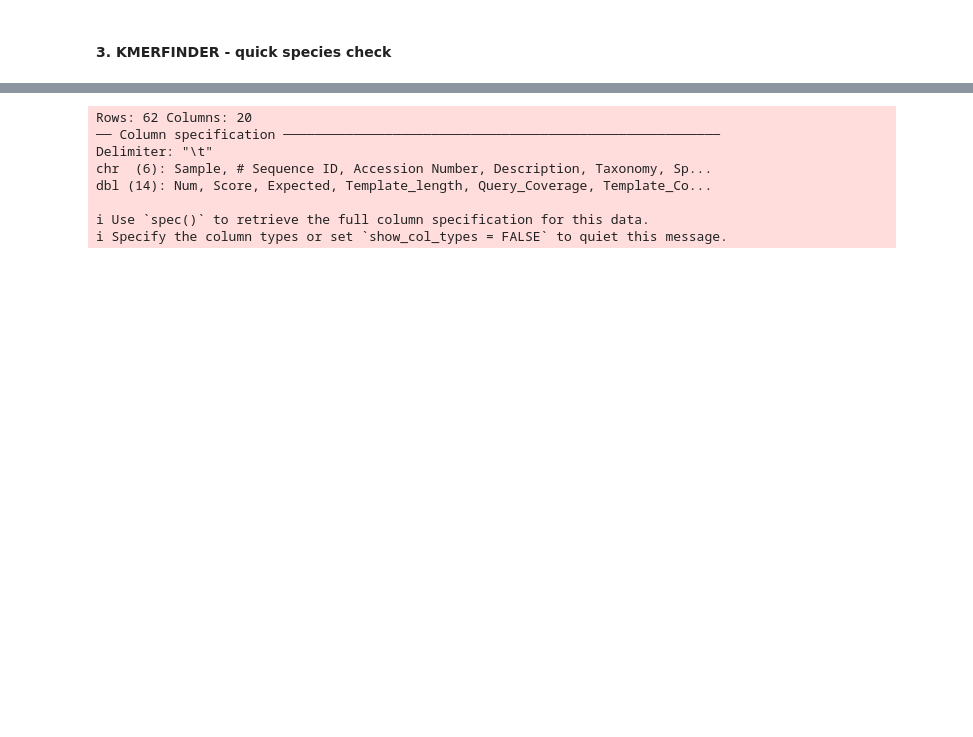
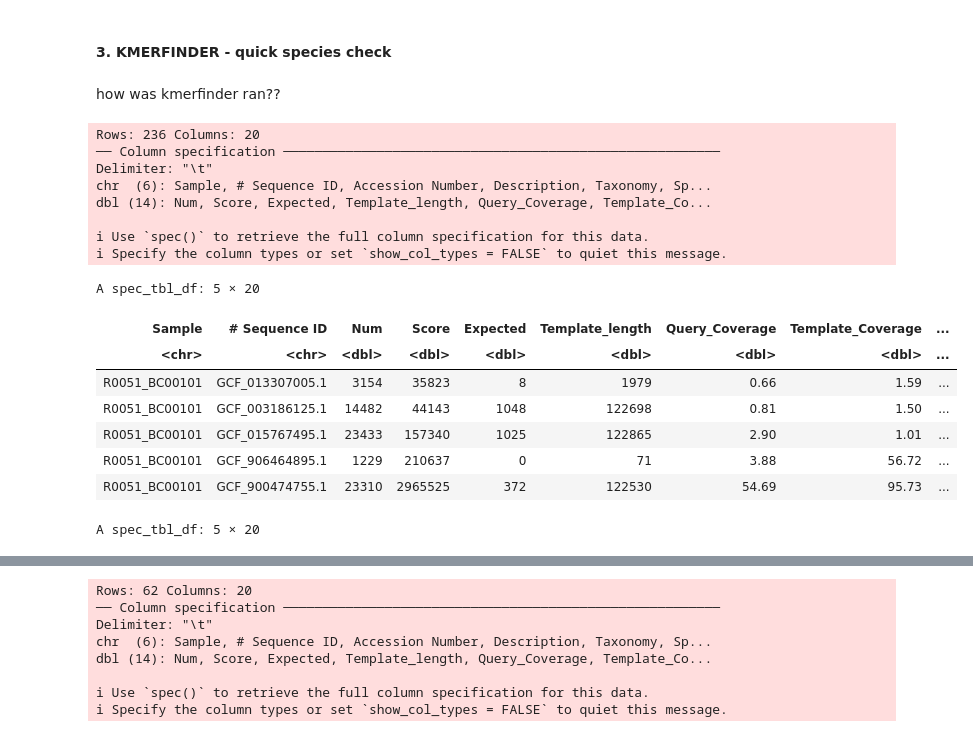
Before and after one commit to andregodinhodtu/23262_infectious_disease_project, a Jupyter notebook: source/analysis/kmer_mlst_resfinder.ipynb, the cells around one changed output, grey strips where cells are left out. Drawn from its saved outputs; the diff is of its cells as text; code cells hidden in the pictures; blank space fills up the shorter version.

Commit message:
kmerfinder check

```diff
--- a/source/analysis/resfinder.ipynb
+++ b/source/analysis/kmer_mlst_resfinder.ipynb
@@ -111,3 +113,27 @@ A spec_tbl_df: 2 × 2
 passed_samples <- read_lines("../../results_for_analysis/metadata/sample_list_QC_passed.txt")
 # %% [markdown]
 #### 3. KMERFINDER - quick species check
+# %% [markdown]
+how was kmerfinder ran??
+# %%
+species_df_best5 <- read_tsv("../../results_for_analysis/kmerfinder/kmerfinder_for_trimmed_reads/kmerfinder_summary.txt")
+species_df_best5 |> filter(Sample == "R0051_BC00101")
+species_df_best5 |> filter(Sample == "Q0003_BC00406")
+# %% [output]
+Rows: 236 Columns: 20
+── Column specification ────────────────────────────────────────────────────────
+Delimiter: "\t"
+chr  (6): Sample, # Sequence ID, Accession Number, Description, Taxonomy, Sp...
+dbl (14): Num, Score, Expected, Template_length, Query_Coverage, Template_Co...
+
+ℹ Use `spec()` to retrieve the full column specification for this data.
+ℹ Specify the column types or set `show_col_types = FALSE` to quiet this message.
+A spec_tbl_df: 5 × 20
+| Sample | # Sequence ID | Num | Score | Expected | Template_length | Query_Coverage | Template_Coverage | ... |
+| <chr> | <chr> | <dbl> | <dbl> | <dbl> | <dbl> | <dbl> | <dbl> | ... |
+| R0051_BC00101 | GCF_013307005.1 | 3154 | 35823 | 8 | 1979 | 0.66 | 1.59 | ... |
+| R0051_BC00101 | GCF_003186125.1 | 14482 | 44143 | 1048 | 122698 | 0.81 | 1.50 | ... |
+| R0051_BC00101 | GCF_015767495.1 | 23433 | 157340 | 1025 | 122865 | 2.90 | 1.01 | ... |
+| R0051_BC00101 | GCF_906464895.1 | 1229 | 210637 | 0 | 71 | 3.88 | 56.72 | ... |
+| R0051_BC00101 | GCF_900474755.1 | 23310 | 2965525 | 372 | 122530 | 54.69 | 95.73 | ... |
+A spec_tbl_df: 5 × 20
```
Also changed, not shown: parts of 3 cells of this notebook.
